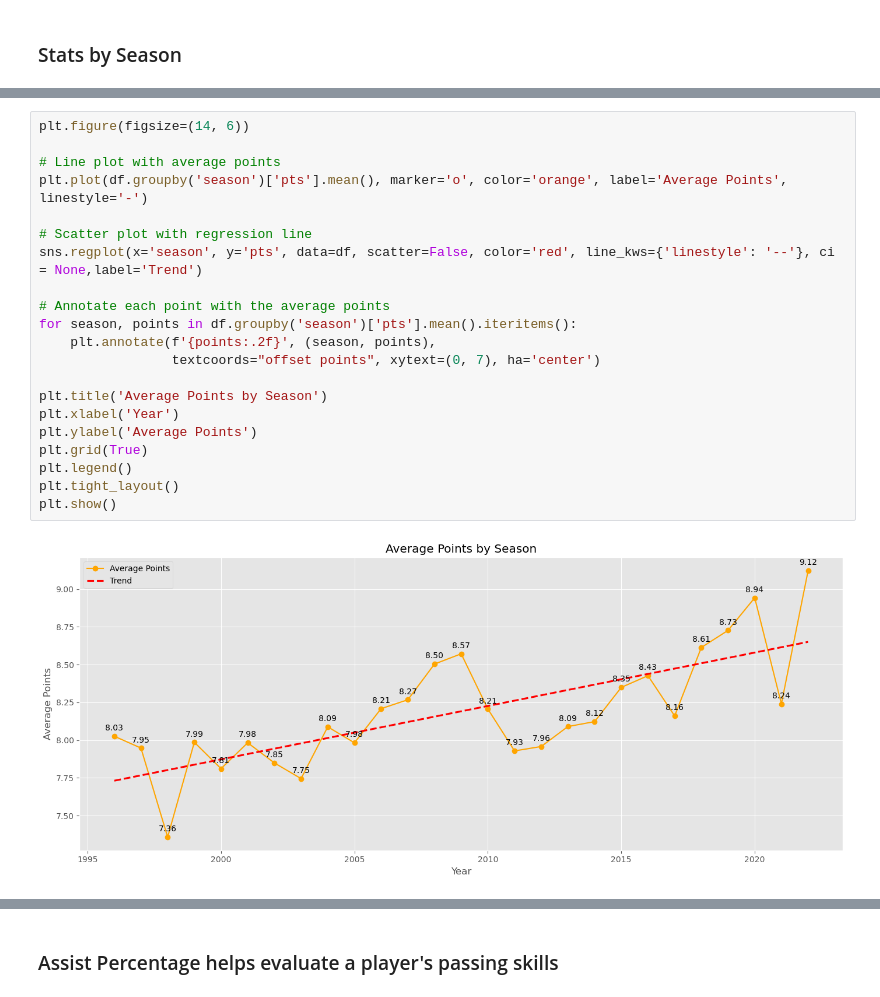
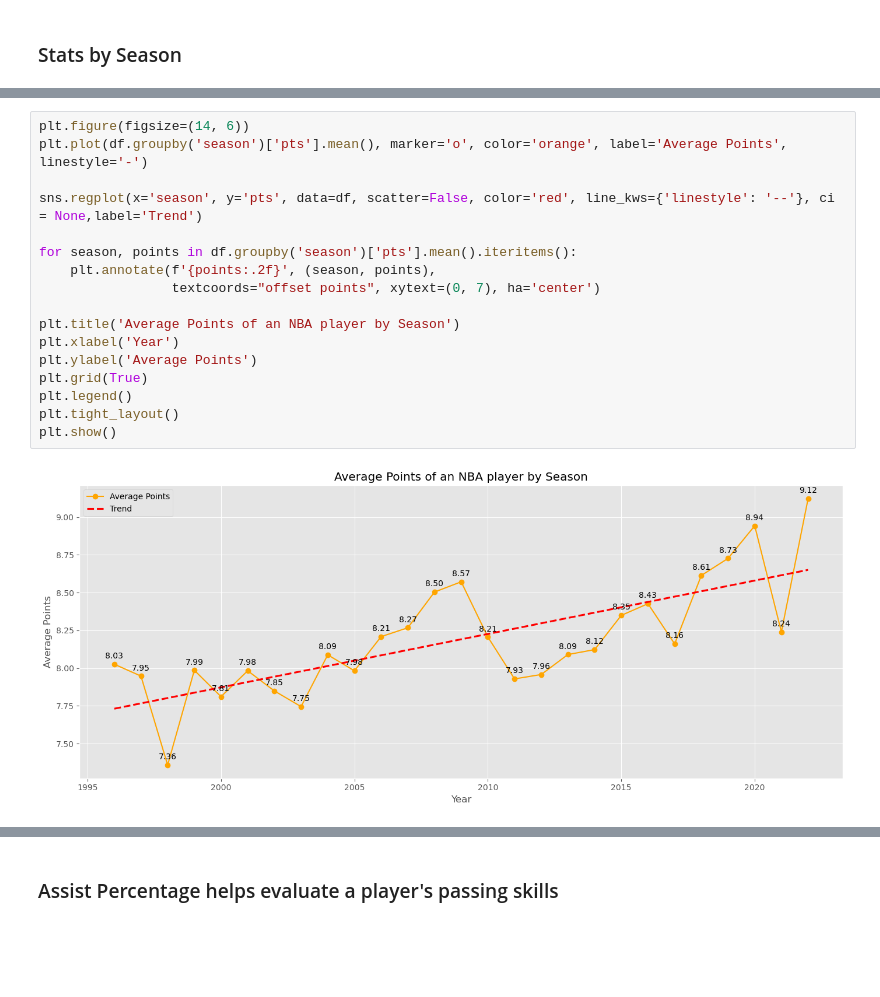
Before and after one commit to leonemma/Machine-Learning-in-Python, a Jupyter notebook: NBA players stats.ipynb, the cells around one changed output, grey strips where cells are left out. Cells and saved outputs as stored; diff of their text form; blank space fills up the shorter version.

```diff
--- a/NBA players stats.ipynb
+++ b/NBA players stats.ipynb
@@ -303,26 +299,22 @@ df.groupby('season').mean().T
 | SeasonsPlayed | 5.789116 | 6.517084 | 7.325740 | 7.954338 | 8.435374 | 9.079545 | 9.313084 | 9.780543 | 9.812500 | 10.037118 | 10.061135 | ... |
 # %%
 plt.figure(figsize=(14, 6))
-
-# Line plot with average points
 plt.plot(df.groupby('season')['pts'].mean(), marker='o', color='orange', label='Average Points', linestyle='-')
 
-# Scatter plot with regression line
 sns.regplot(x='season', y='pts', data=df, scatter=False, color='red', line_kws={'linestyle': '--'}, ci = None,label='Trend')
 
-# Annotate each point with the average points
 for season, points in df.groupby('season')['pts'].mean().iteritems():
     plt.annotate(f'{points:.2f}', (season, points),
                  textcoords="offset points", xytext=(0, 7), ha='center')
 
-plt.title('Average Points by Season')
+plt.title('Average Points of an NBA player by Season')
 plt.xlabel('Year')
 plt.ylabel('Average Points')
 plt.grid(True)
 plt.legend()
 plt.tight_layout()
 plt.show()
 # %% [output]
-[figure, old version]
+[figure, new version]
 # %%
 plt.figure(figsize=(14, 6))
```
Also changed, not shown: parts of 41 cells of this notebook.
